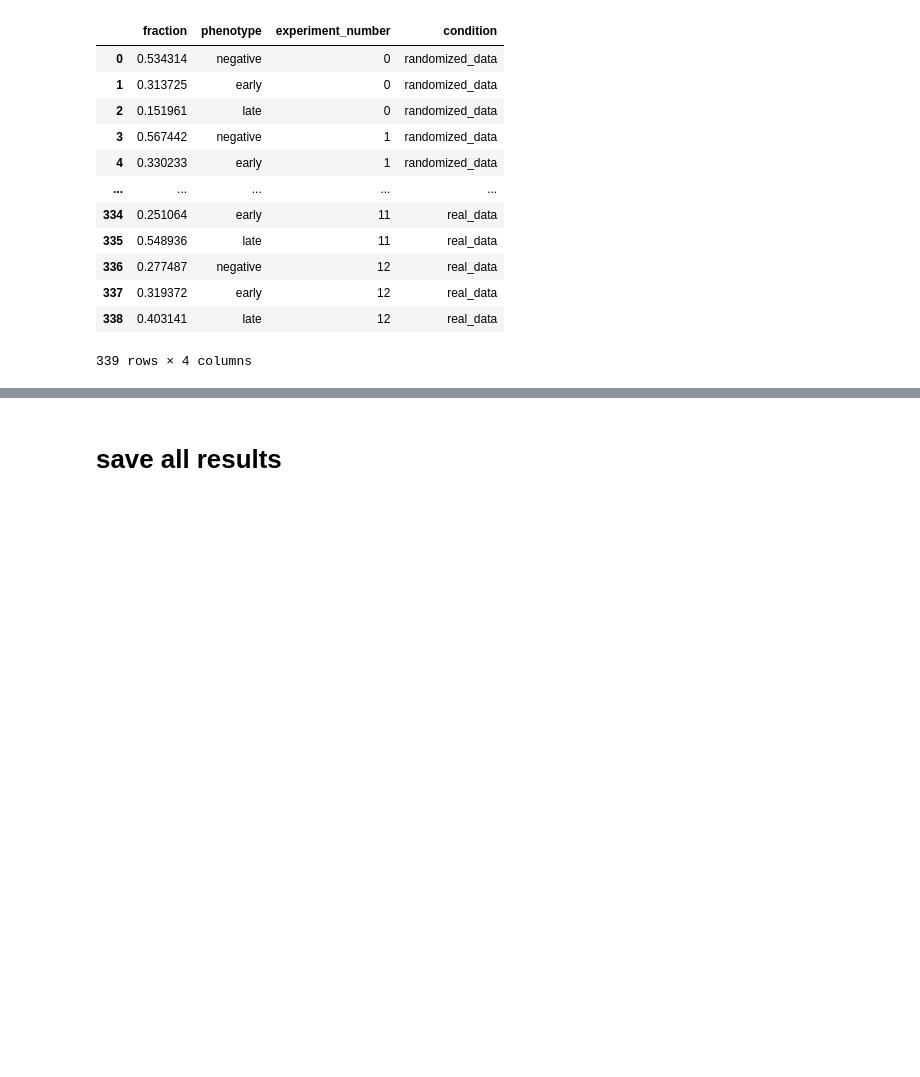
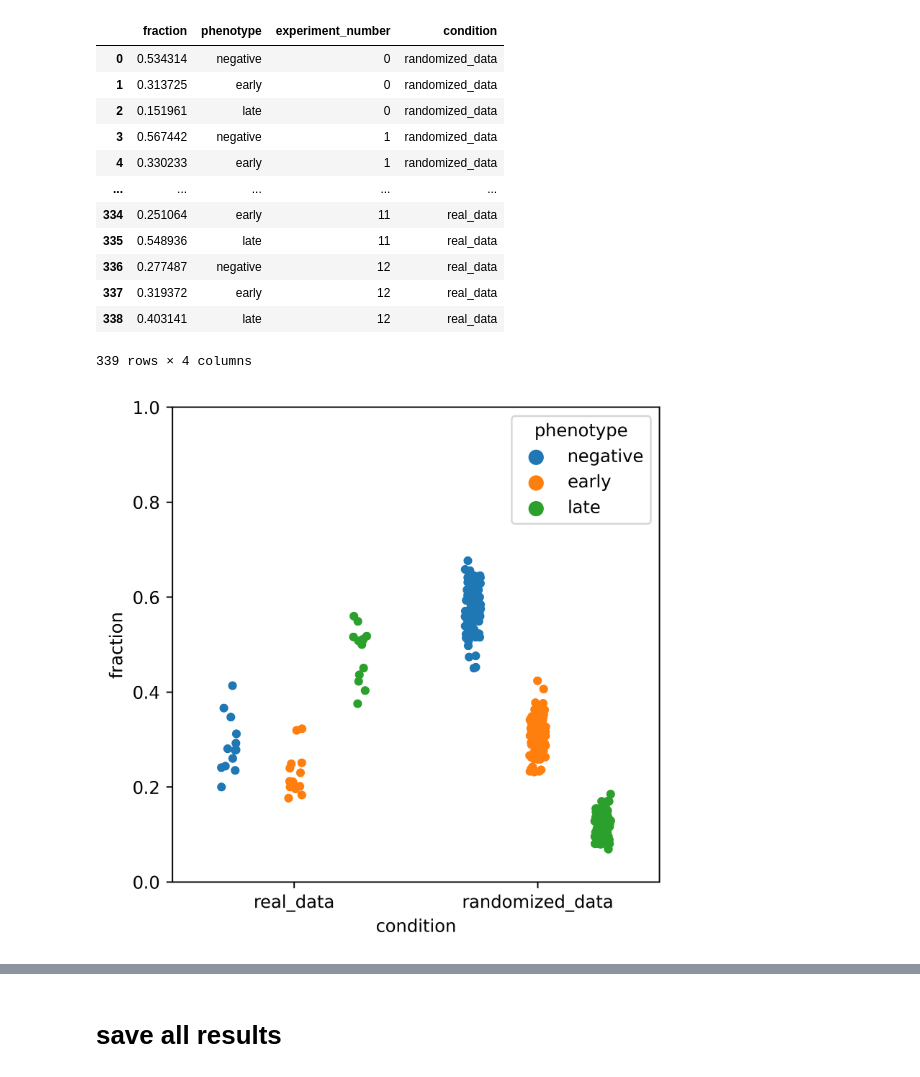
Before and after one commit to DrubinBarnes/Jin_Shirazinejad_et_al_branched_actin_manuscript, a Jupyter notebook: analysis/nb11b_merge_ap2dmn2_with_arpc3_zeropadding.ipynb, the cells around one changed output, grey strips where cells are left out. Cells and saved outputs as stored; diff of their text form; code cells hidden in the pictures; blank space fills up the shorter version.

```diff
--- a/analysis/nb11b_merge_ap2dmn2_with_arpc3_zeropadding.ipynb
+++ b/analysis/nb11b_merge_ap2dmn2_with_arpc3_zeropadding.ipynb
@@ -711,3 +711,16 @@ sns.stripplot(x="condition",
               order=['real_data', 'randomized_data'])
 plt.ylim([0,1])
 plt.savefig(unique_user_saved_outputs+'/plots/arpc3_phenotype_real_vs_randomized.png')
+# %%
+# %%capture
+plt.figure(dpi=500, figsize=(5,5))
+sns.stripplot(x="condition",
+              y="fraction",
+              data=dataframe_arpc3_phenotype,
+              hue='phenotype',
+              dodge=True,
+              order=['real_data', 'randomized_data'])
+plt.ylim([0,1])
+plt.savefig(unique_user_saved_outputs+'/plots/arpc3_phenotype_real_vs_randomized.png')
+# %% [output]
+[figure, added]
```
Also changed, not shown: parts of 8 cells of this notebook, 19 other files.
